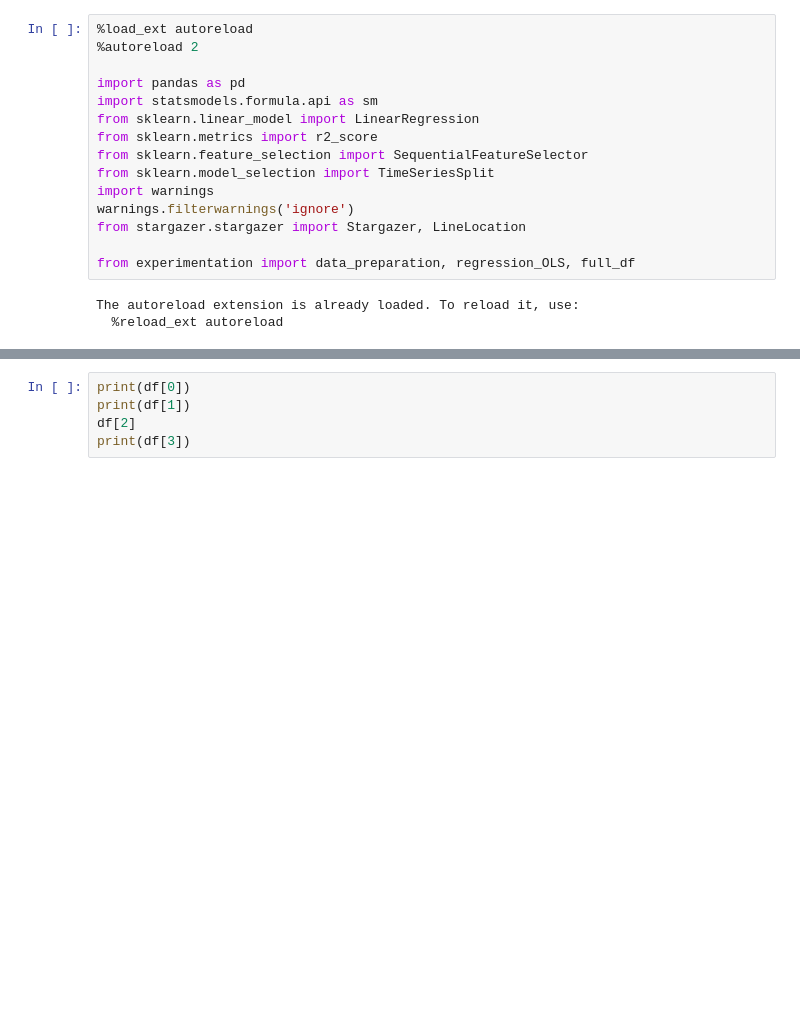
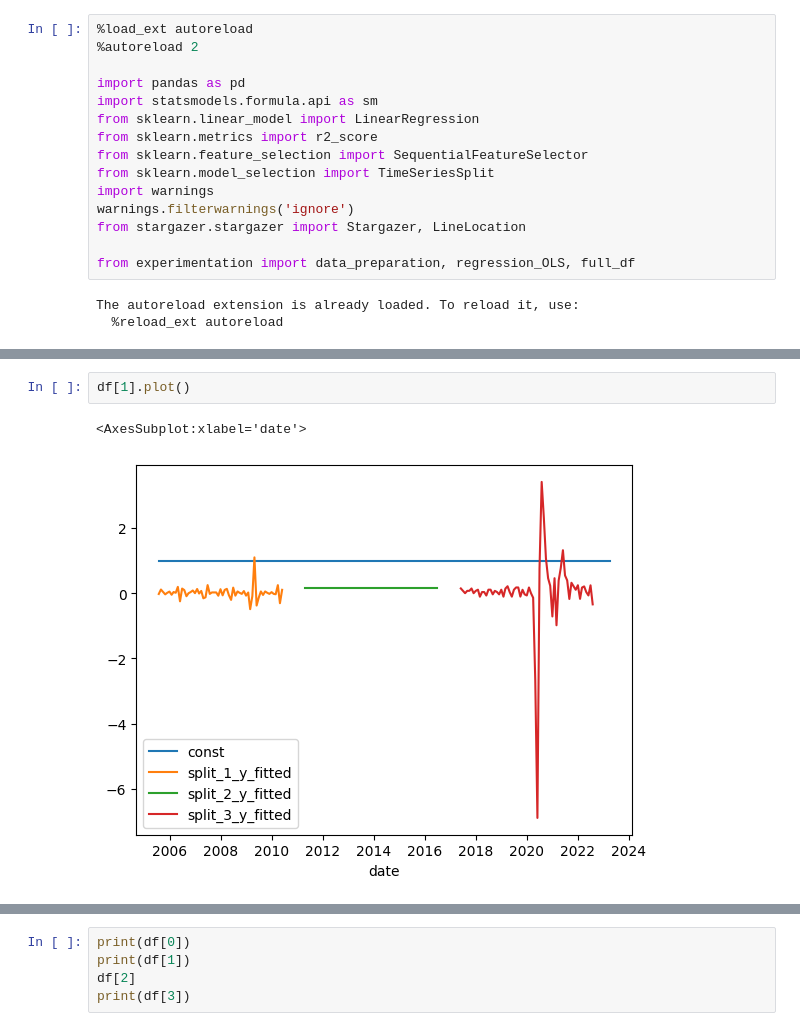
Before and after one commit to martinlyngerasmussen/auto_regressor, a Jupyter notebook: Code test.ipynb, the cells around one changed output, grey strips where cells are left out. Saved outputs shown, nothing was run; the diff lists cells and outputs as text; blank space fills up the shorter version.

```diff
--- a/Code test.ipynb
+++ b/Code test.ipynb
@@ -51,0 +72,5 @@ KeyError: "None of [Index(['gdp_lag1'], dtype='object')] are in the [columns]"
+# %%
+df[1].plot()
+# %% [output]
+<AxesSubplot:xlabel='date'>
+[figure, added]
```
Also changed, not shown: parts of 11 cells of this notebook, 1 other file.
